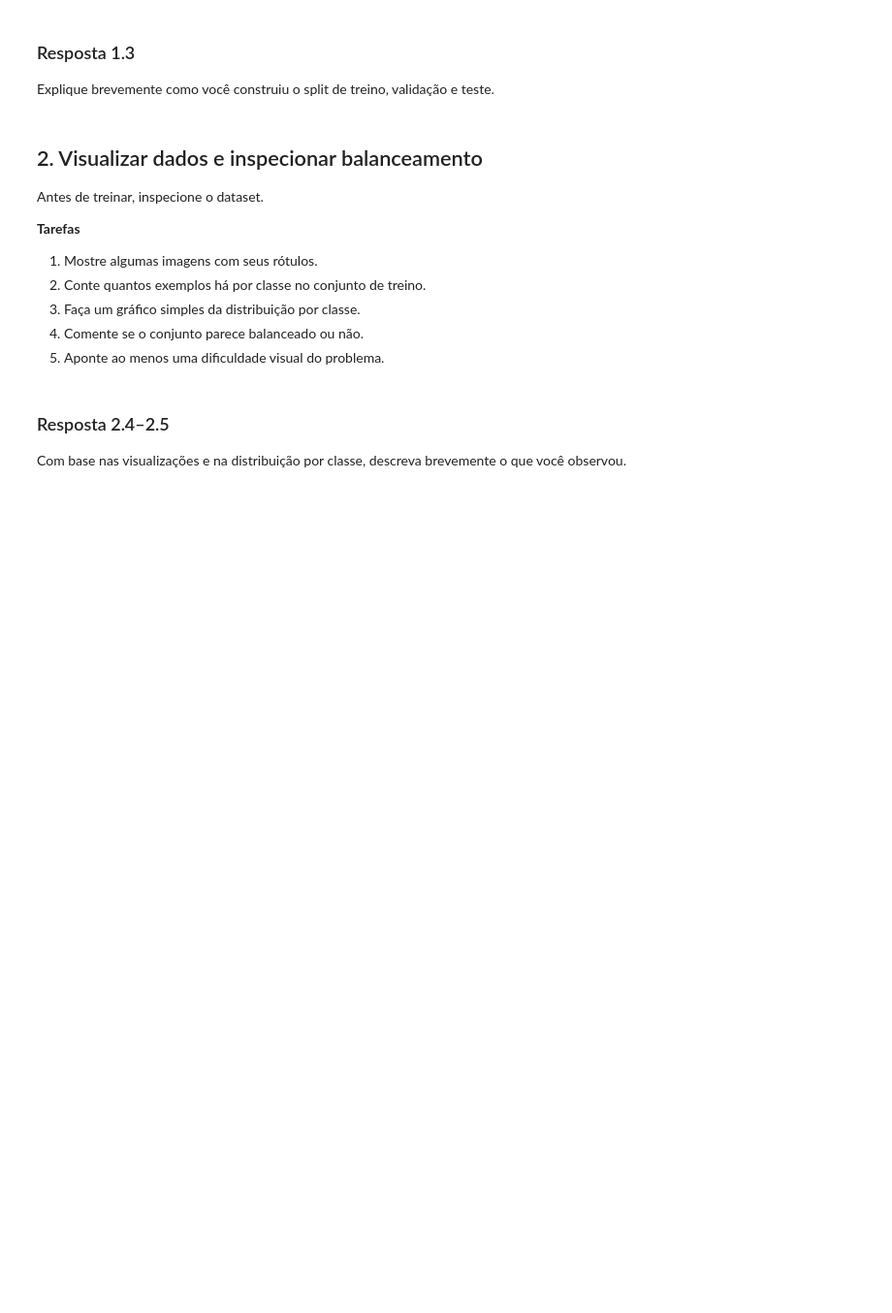
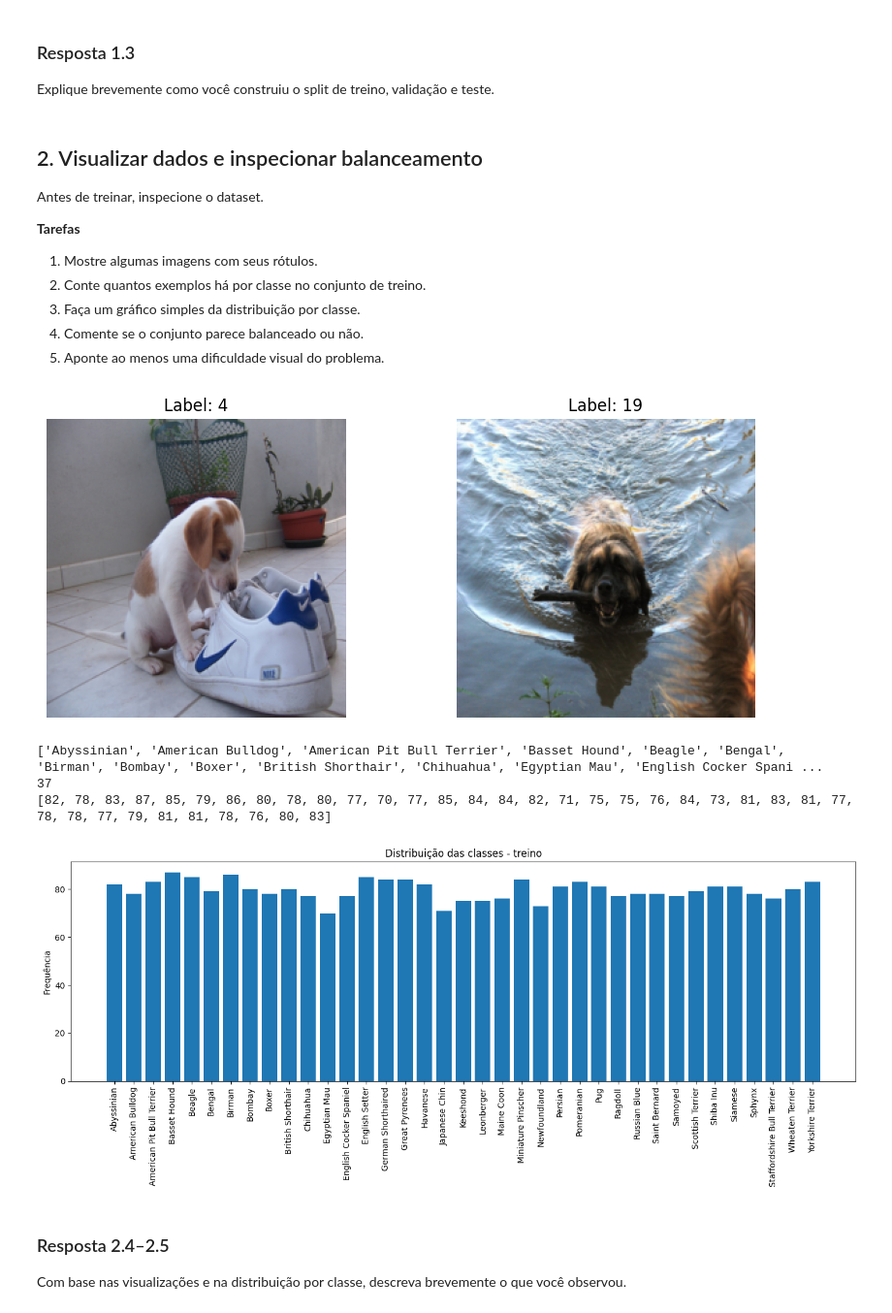
Before and after one commit to tomazcavalcantee/ML2, a Jupyter notebook: classificacao_com_cnn.ipynb, the cells around one changed output. Shown at 97% size. Saved outputs shown, nothing was run; the diff lists cells and outputs as text; code cells hidden in the pictures; blank space fills up the shorter version.

```diff
--- a/classificacao_com_cnn.ipynb
+++ b/classificacao_com_cnn.ipynb
@@ -134,3 +161,58 @@ Antes de treinar, inspecione o dataset.
+# %%
+# TODO:
+# - mostrar algumas imagens do treino
+# - obter nomes/classes
+# - contar frequência por classe
+# - fazer um gráfico simples
+
+import matplotlib.pyplot as plt
+
+image1, label1 = train_dataset[4]
+image1 = image1.permute(1,2,0)
+image2, label2 = train_dataset[0]
+image2 = image2.permute(1,2,0)
+
+fig, axs = plt.subplots(1, 2, figsize=(10, 4))
+axs[0].imshow(image1)
+axs[0].set_title(f"Label: {label1}")
+axs[0].axis("off")
+axs[1].imshow(image2)
+axs[1].set_title(f"Label: {label2}")
+axs[1].axis("off")
+plt.show()
+
+class_names = trainval_dataset.classes # atributo nativo dos datasets do torchvision.datasets
+
+print(class_names)
+print(len(class_names))
+
+from collections import Counter
+
+# labels do dataset de treino
+labels_list = [label for _, label in train_dataset]
+
+# contar frequência de cada classe
+class_counts = Counter(labels_list)
+
+# transformar em lista ordenada por classe
+num_classes = len(trainval_dataset.classes)
+counts = [class_counts[i] for i in range(num_classes)]
+
+print(counts)
+
+plt.figure(figsize=(14,6))
+plt.bar(class_names, counts)
+plt.xticks(rotation=90)
+plt.ylabel("Frequência")
+plt.title("Distribuição das classes - treino")
+plt.tight_layout()
+plt.show()
+# %% [output]
+[figure, added]
+['Abyssinian', 'American Bulldog', 'American Pit Bull Terrier', 'Basset Hound', 'Beagle', 'Bengal', 'Birman', 'Bombay', 'Boxer', 'British Shorthair', 'Chihuahua', 'Egyptian Mau', 'English Cocker Spani ...
+37
+[82, 78, 83, 87, 85, 79, 86, 80, 78, 80, 77, 70, 77, 85, 84, 84, 82, 71, 75, 75, 76, 84, 73, 81, 83, 81, 77, 78, 78, 77, 79, 81, 81, 78, 76, 80, 83]
+[figure, added]
 # %% [markdown]
 ### Resposta 2.4–2.5
 
```
Also changed, not shown: parts of 3 cells of this notebook.
